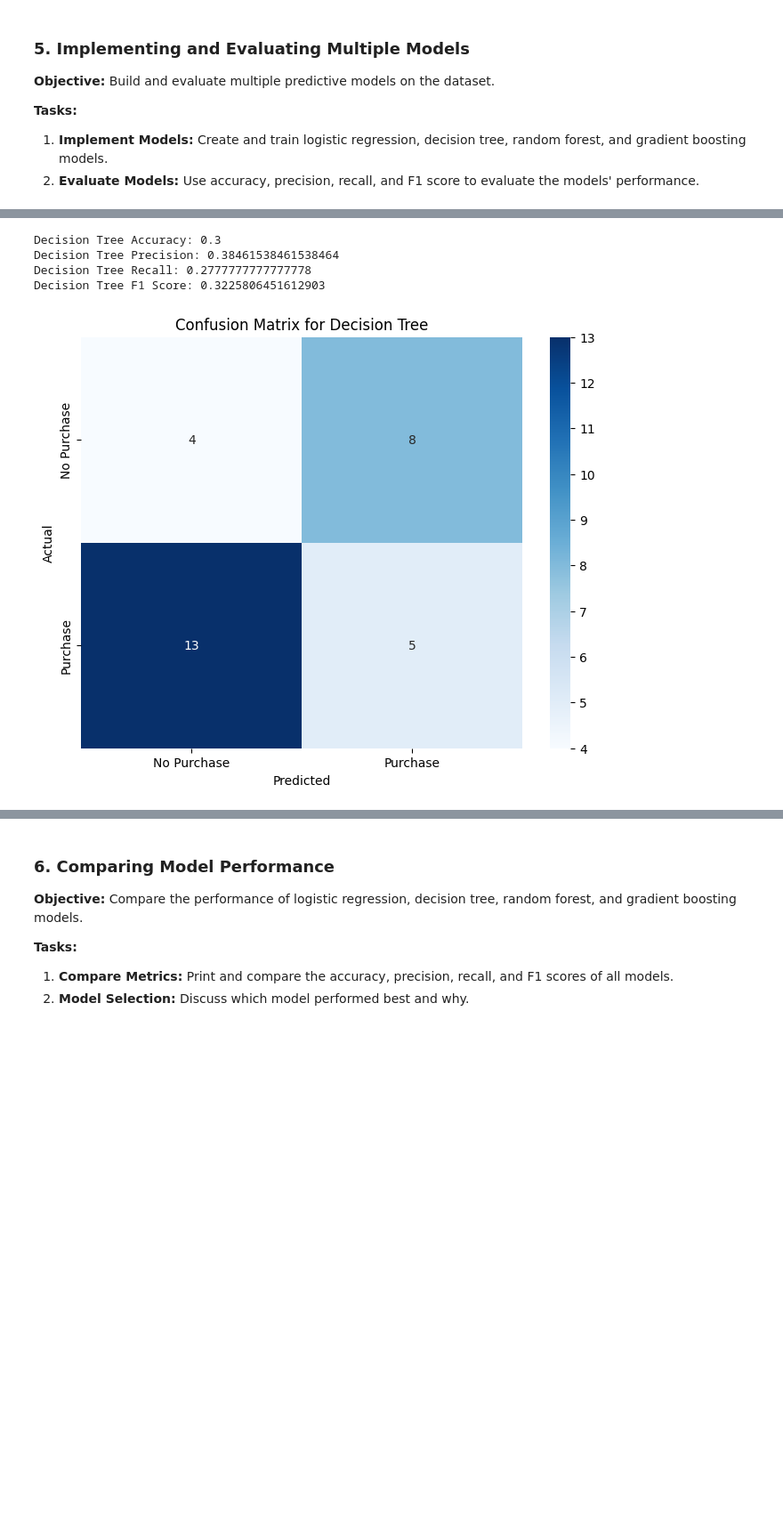
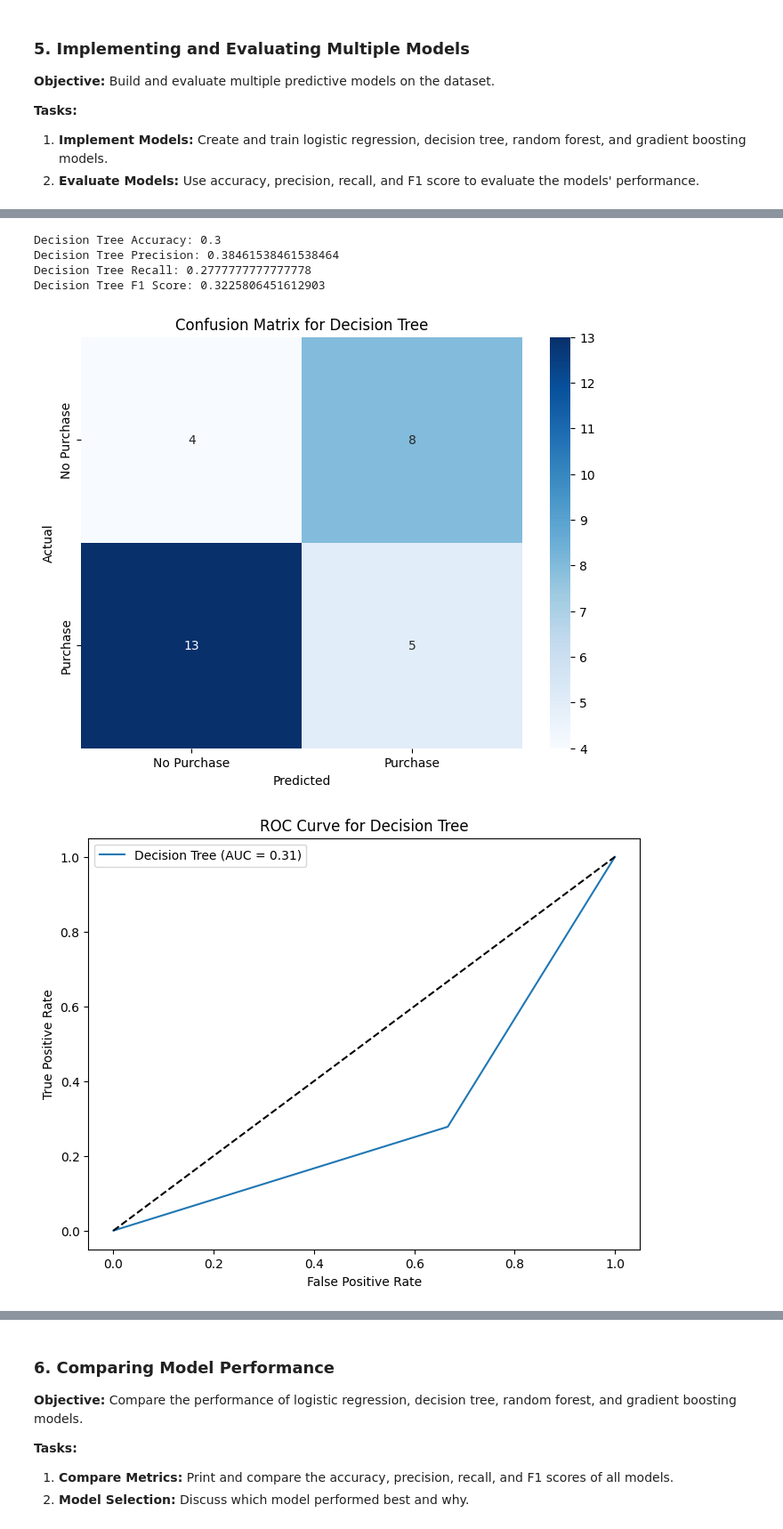
Before and after one commit to RobotX5/MIS-3820, a Jupyter notebook: Week_6/Week_6_Lab_Notebook.ipynb, the cells around one changed output, grey strips where cells are left out. Shown at 89% size. Saved outputs shown, nothing was run; the diff lists cells and outputs as text; code cells hidden in the pictures; blank space fills up the shorter version.

```diff
--- a/Week_6/Week_6_Lab_Notebook.ipynb
+++ b/Week_6/Week_6_Lab_Notebook.ipynb
@@ -198,30 +225,55 @@ Logistic Regression F1 Score: 0.41379310344827586
 # %%
 # Implementing Decision Tree
 tree_model = DecisionTreeClassifier(random_state=42)
 tree_model.fit(X_train, y_train)
 tree_predictions = tree_model.predict(X_test)
 
 # Evaluate Decision Tree
 tree_accuracy = accuracy_score(y_test, tree_predictions)
 tree_precision = precision_score(y_test, tree_predictions)
 tree_recall = recall_score(y_test, tree_predictions)
 tree_f1 = f1_score(y_test, tree_predictions)
 print(f'Decision Tree Accuracy: {tree_accuracy}')
 print(f'Decision Tree Precision: {tree_precision}')
 print(f'Decision Tree Recall: {tree_recall}')
 print(f'Decision Tree F1 Score: {tree_f1}')
 
 # Plot confusion matrix
 conf_matrix = confusion_matrix(y_test, tree_predictions)
 plt.figure(figsize=(8, 6))
 sns.heatmap(conf_matrix, annot=True, fmt='d', cmap='Blues', xticklabels=['No Purchase', 'Purchase'], yticklabels=['No Purchase', 'Purchase'])
 plt.xlabel('Predicted')
 plt.ylabel('Actual')
 plt.title('Confusion Matrix for Decision Tree')
 plt.show()
+
+# Plot ROC Curve for Decision Tree
+tree_fpr, tree_tpr, _ = roc_curve(y_test, tree_model.predict_proba(X_test)[:, 1])
+tree_auc = roc_auc_score(y_test, tree_model.predict_proba(X_test)[:, 1])
+
+plt.figure(figsize=(8, 6))
+plt.plot(tree_fpr, tree_tpr, label=f'Decision Tree (AUC = {tree_auc:.2f})')
+plt.plot([0, 1], [0, 1], 'k--')
+plt.xlabel('False Positive Rate')
+plt.ylabel('True Positive Rate')
+plt.title('ROC Curve for Decision Tree')
+plt.legend(loc='best')
+plt.show()
+
+# Plot Precision-Recall Curve for Decision Tree
+tree_precision, tree_recall, _ = precision_recall_curve(y_test, tree_model.predict_proba(X_test)[:, 1])
+
+plt.figure(figsize=(8, 6))
+plt.plot(tree_recall, tree_precision, label='Decision Tree')
+plt.xlabel('Recall')
+plt.ylabel('Precision')
+plt.title('Precision-Recall Curve for Decision Tree')
+plt.legend(loc='best')
+plt.show()
 # %% [output]
 Decision Tree Accuracy: 0.3
 Decision Tree Precision: 0.38461538461538464
 Decision Tree Recall: 0.2777777777777778
 Decision Tree F1 Score: 0.3225806451612903
 [figure]
+[figure, added]
```
Also changed, not shown: parts of 4 cells of this notebook.
